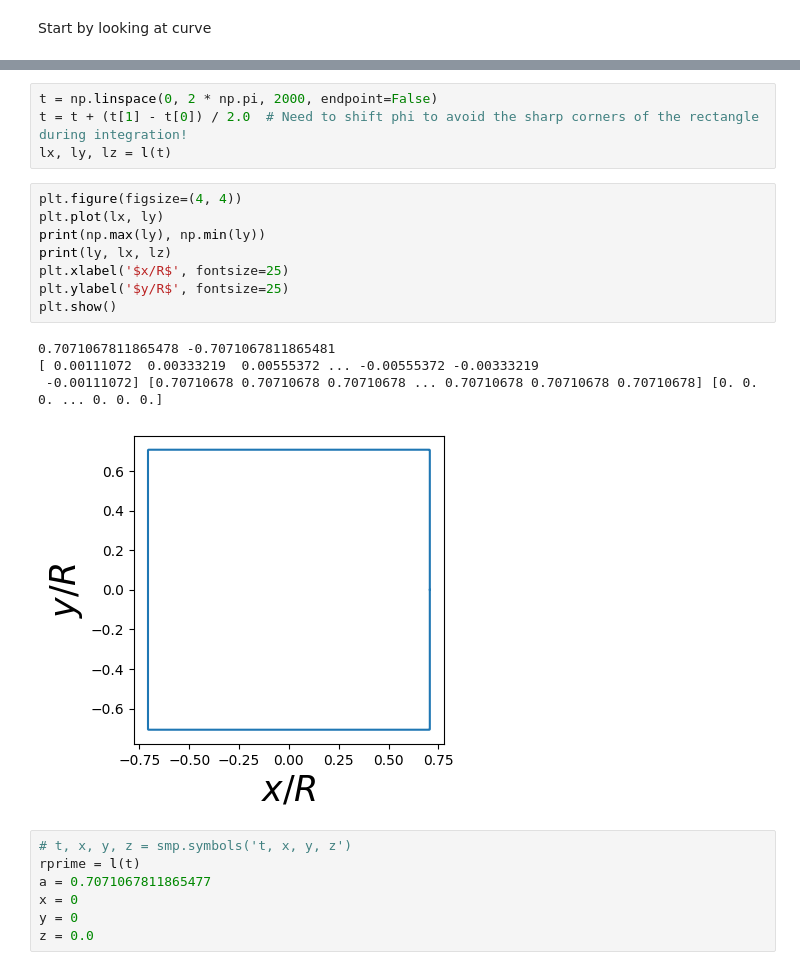
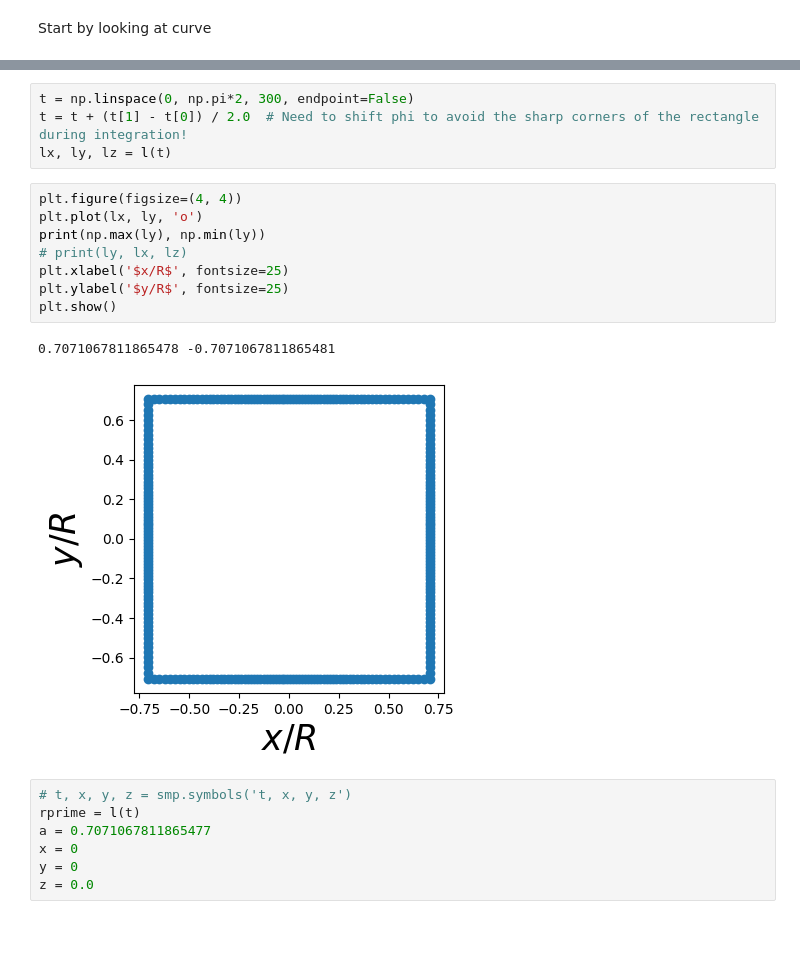
Before and after one commit to jtoolsidas/Calculation-and-Modeling-of-the-Magnetic-Field-from-a-Thin-Rectangular-Coil, a Jupyter notebook: square_analytic_calc.ipynb, the cells around one changed output, grey strips where cells are left out. Cells and saved outputs as stored; diff of their text form; blank space fills up the shorter version.

```diff
--- a/square_analytic_calc.ipynb
+++ b/square_analytic_calc.ipynb
@@ -41,20 +65,18 @@ def l(phi):
 # %%
-t = np.linspace(0, 2 * np.pi, 2000, endpoint=False)
+t = np.linspace(0, np.pi*2, 300, endpoint=False)
 t = t + (t[1] - t[0]) / 2.0  # Need to shift phi to avoid the sharp corners of the rectangle during integration!
 lx, ly, lz = l(t)
 # %%
 plt.figure(figsize=(4, 4))
-plt.plot(lx, ly)
+plt.plot(lx, ly, 'o')
 print(np.max(ly), np.min(ly))
-print(ly, lx, lz)
+# print(ly, lx, lz)
 plt.xlabel('$x/R$', fontsize=25)
 plt.ylabel('$y/R$', fontsize=25)
 plt.show()
 # %% [output]
 0.7071067811865478 -0.7071067811865481
-[ 0.00111072  0.00333219  0.00555372 ... -0.00555372 -0.00333219
- -0.00111072] [0.70710678 0.70710678 0.70710678 ... 0.70710678 0.70710678 0.70710678] [0. 0. 0. ... 0. 0. 0.]
-[figure, old version]
+[figure, new version]
 # %%
 # t, x, y, z = smp.symbols('t, x, y, z')
 rprime = l(t)
```
Also changed, not shown: parts of 10 cells of this notebook.
